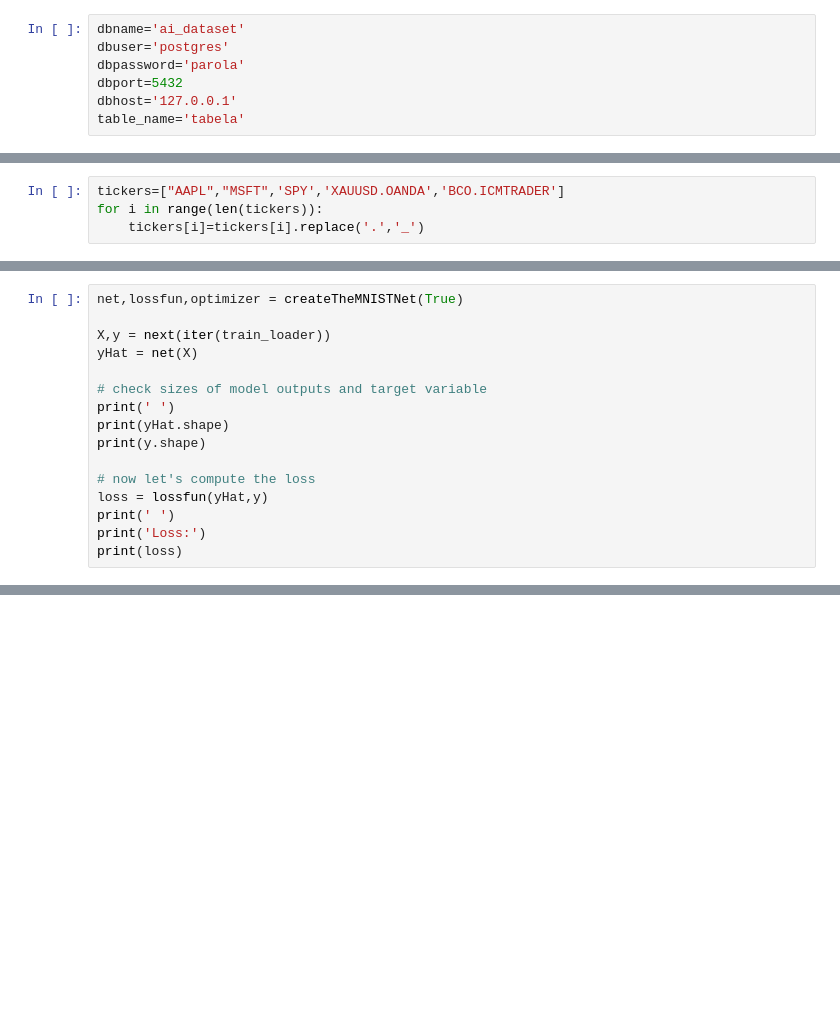
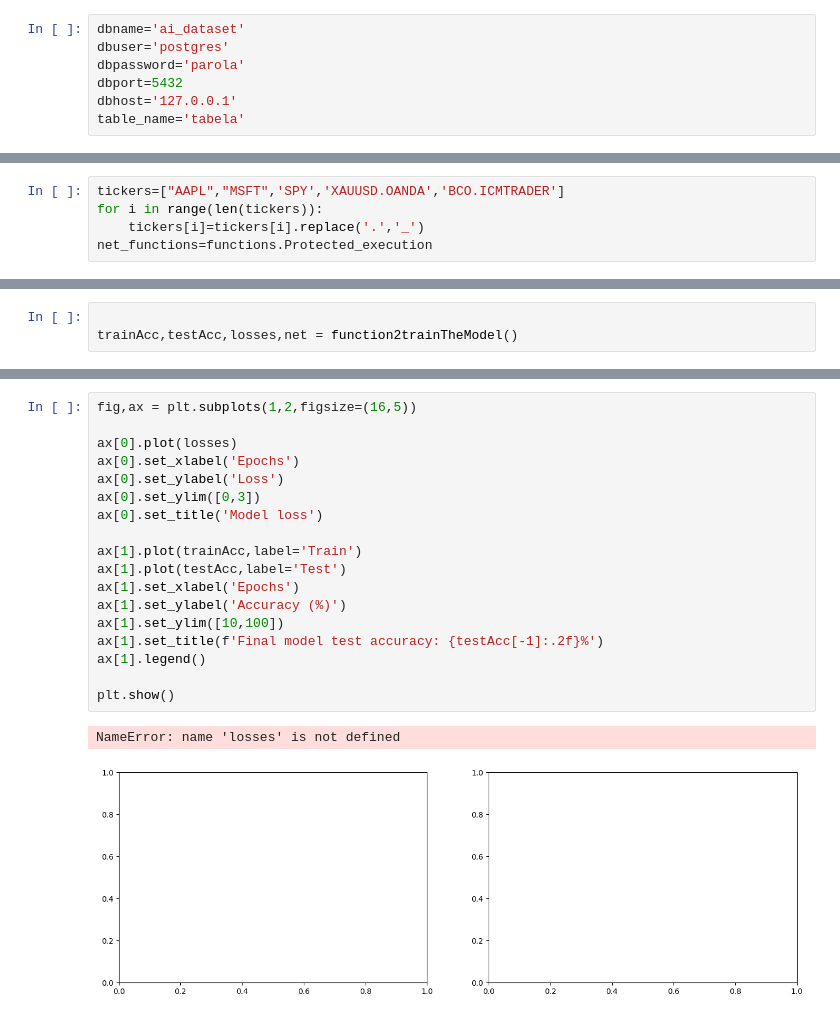
Before and after one commit to andonecatalin/ai, a Jupyter notebook: net.ipynb, the cells around one changed output, grey strips where cells are left out. Drawn from its saved outputs; the diff is of its cells as text; blank space fills up the shorter version.

```diff
--- a/net.ipynb
+++ b/net.ipynb
@@ -25,3 +29,4 @@ table_name='tabela'
 tickers=["AAPL","MSFT",'SPY','XAUUSD.OANDA','BCO.ICMTRADER']
 for i in range(len(tickers)):
     tickers[i]=tickers[i].replace('.','_')
+net_functions=functions.Protected_execution
@@ -104,19 +154,3 @@ def createTheMNISTNet(printtoggle=False):
   optimizer = torch.optim.Adam(net.parameters(),lr=.001)
 
   return net,lossfun,optimizer
-# %%
-net,lossfun,optimizer = createTheMNISTNet(True)
-
-X,y = next(iter(train_loader))
-yHat = net(X)
-
-# check sizes of model outputs and target variable
-print(' ')
-print(yHat.shape)
-print(y.shape)
-
-# now let's compute the loss
-loss = lossfun(yHat,y)
-print(' ')
-print('Loss:')
-print(loss)
@@ -125,0 +231,3 @@ RuntimeError: Expected 3D (unbatched) or 4D (batched) input to conv2d, but got i
+# %%
+
+trainAcc,testAcc,losses,net = function2trainTheModel()
@@ -125,0 +253,21 @@ RuntimeError: Expected 3D (unbatched) or 4D (batched) input to conv2d, but got i
+# %%
+fig,ax = plt.subplots(1,2,figsize=(16,5))
+
+ax[0].plot(losses)
+ax[0].set_xlabel('Epochs')
+ax[0].set_ylabel('Loss')
+ax[0].set_ylim([0,3])
+ax[0].set_title('Model loss')
+
+ax[1].plot(trainAcc,label='Train')
+ax[1].plot(testAcc,label='Test')
+ax[1].set_xlabel('Epochs')
+ax[1].set_ylabel('Accuracy (%)')
+ax[1].set_ylim([10,100])
+ax[1].set_title(f'Final model test accuracy: {testAcc[-1]:.2f}%')
+ax[1].legend()
+
+plt.show()
+# %% [output]
+NameError: name 'losses' is not defined
+[figure, added]
```
Also changed, not shown: parts of 11 cells of this notebook, 2 other files.
